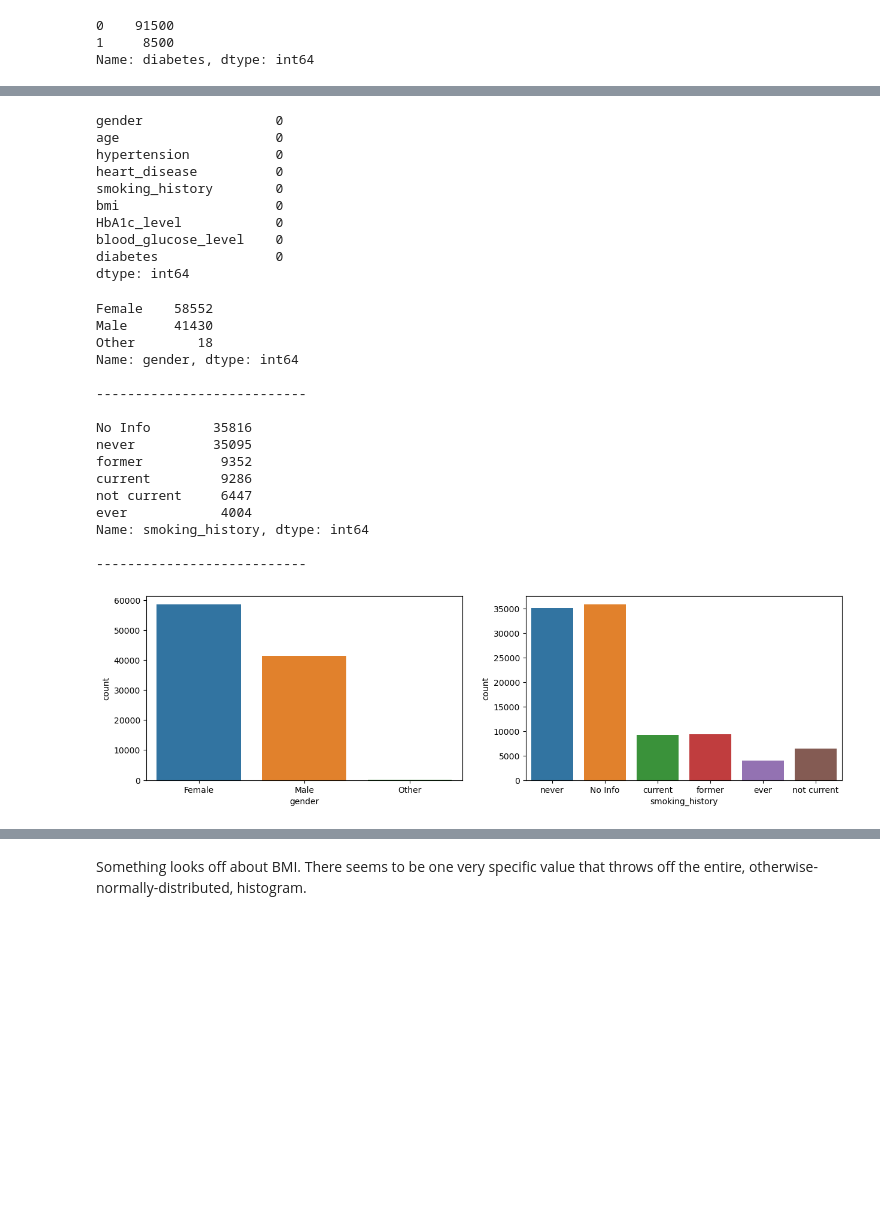
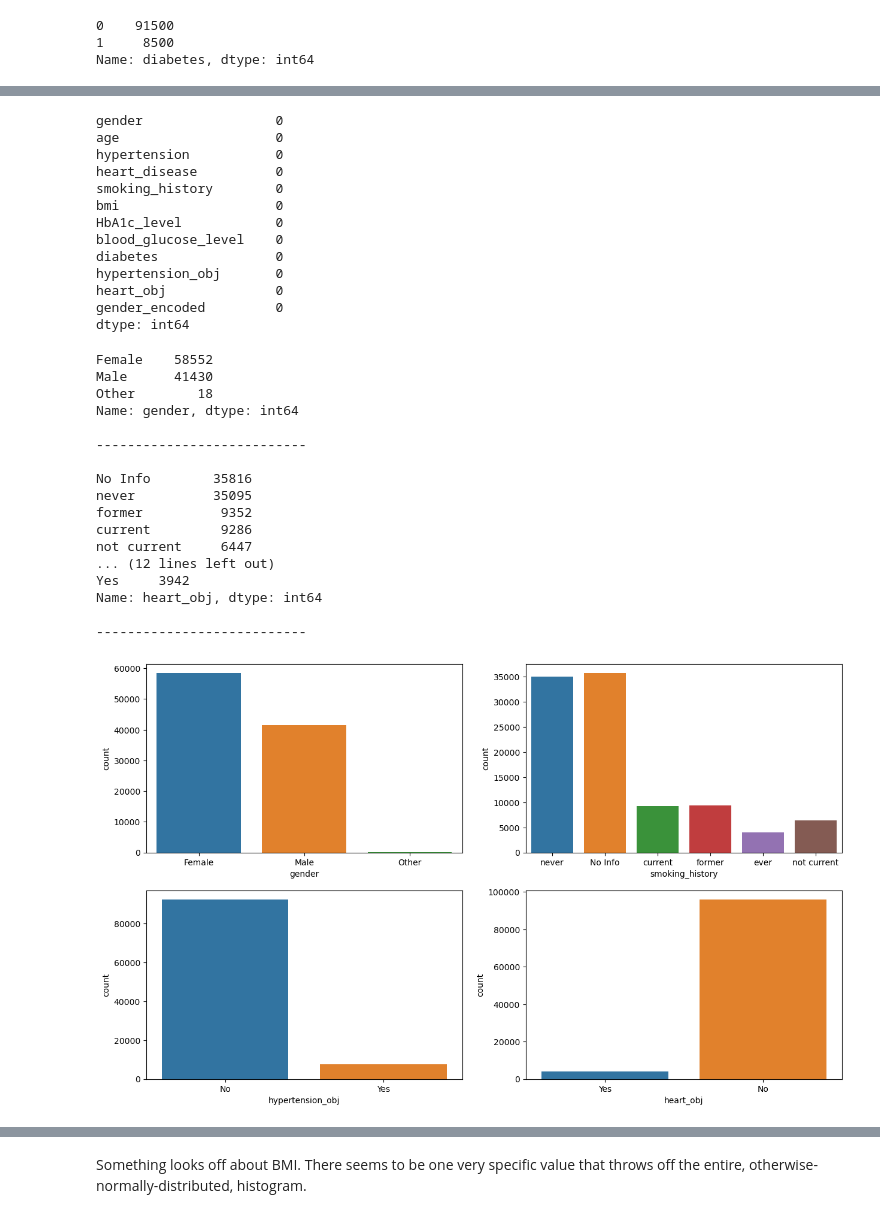
Before and after one commit to wilson-velasco/diabetes-project, a Jupyter notebook: non-final.ipynb, the cells around one changed output, grey strips where cells are left out. Saved outputs shown, nothing was run; the diff lists cells and outputs as text; code cells hidden in the pictures; blank space fills up the shorter version.

```diff
--- a/non-final.ipynb
+++ b/non-final.ipynb
@@ -26,0 +29,6 @@ diabetes
+# %%
+diabetes['hypertension_obj'] = np.where(diabetes.hypertension == 0, 'No', 'Yes')
+# %%
+diabetes['heart_obj'] = np.where(diabetes.heart_disease == 0, 'No', 'Yes')
+# %%
+diabetes['gender_encoded'] = np.where(diabetes.gender == 'Female', 0, 1)
@@ -61,6 +81,9 @@ bmi                    0
 HbA1c_level            0
 blood_glucose_level    0
 diabetes               0
+hypertension_obj       0
+heart_obj              0
+gender_encoded         0
 dtype: int64
 # %%
 for col in diabetes.select_dtypes(include='object'):
@@ -81,17 +104,18 @@ never          35095
 former          9352
 current         9286
 not current     6447
-ever            4004
-Name: smoking_history, dtype: int64
+... (12 lines left out)
+Yes     3942
+Name: heart_obj, dtype: int64
 
 ---------------------------
 # %%
-plt.figure(figsize=(15,4))
+plt.figure(figsize=(15,9))
 for i, col in enumerate(diabetes.select_dtypes(include='object')):
-    plt.subplot(1,2,(i+1))
+    plt.subplot(2,2,(i+1))
     sns.countplot(diabetes[col])
 plt.show()
 # %% [output]
-[figure, old version]
+[figure, new version]
 # %%
 plt.figure(figsize=(15,9))
```
Also changed, not shown: parts of 77 cells of this notebook, 3 other files.
